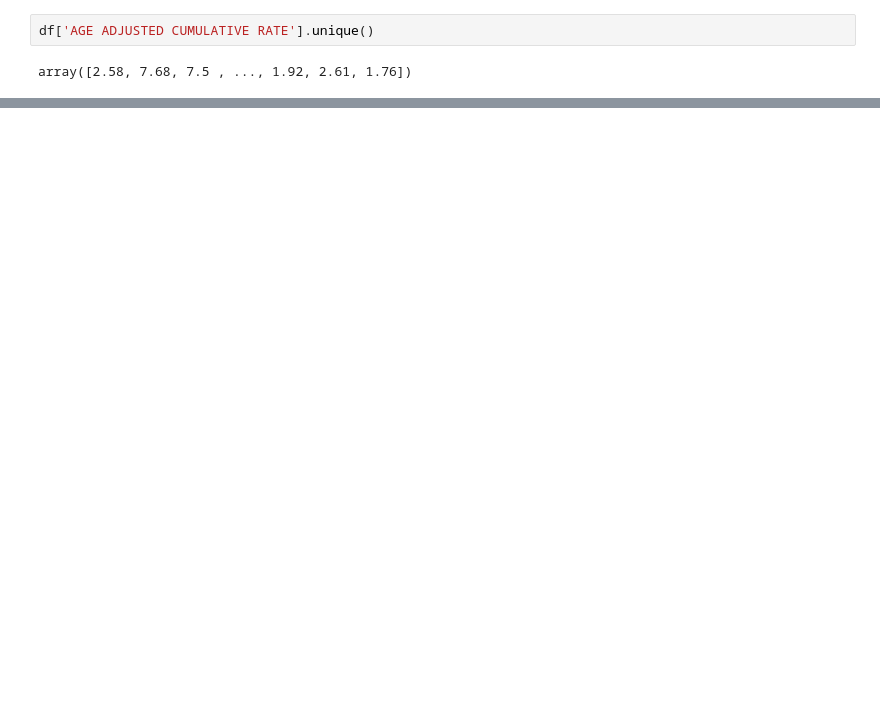
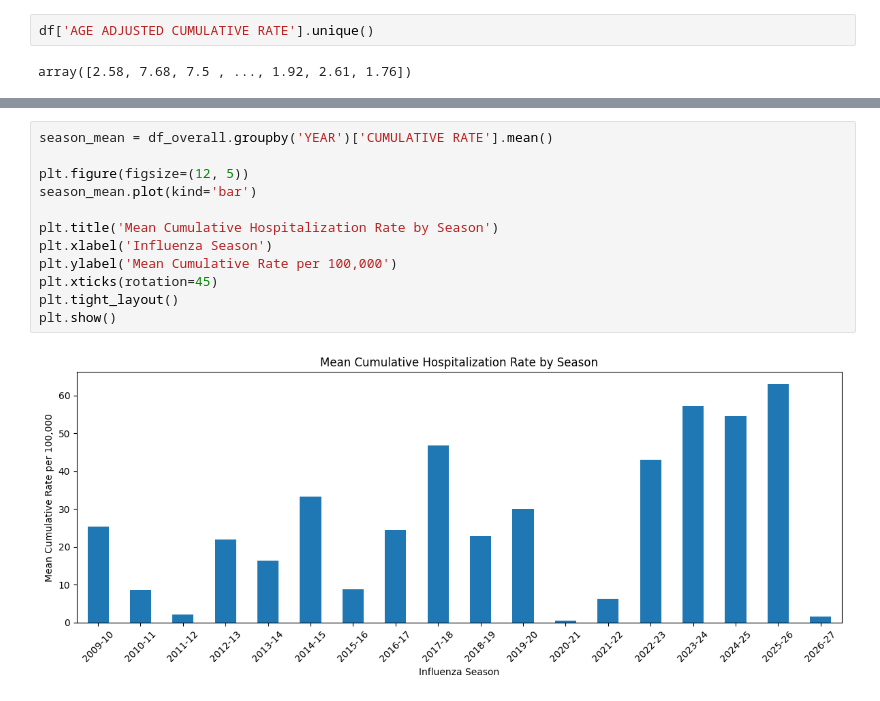
Before and after one commit to Mahmoud4Younis/my-, a Jupyter notebook: Who_Gets_Hospitalized_with_Flu_.ipynb, the cells around one changed output, grey strips where cells are left out. Drawn from its saved outputs; the diff is of its cells as text; blank space fills up the shorter version.

```diff
--- a/Who_Gets_Hospitalized_with_Flu_.ipynb
+++ b/Who_Gets_Hospitalized_with_Flu_.ipynb
@@ -477,0 +516,14 @@ dtype: float64
+# %%
+season_mean = df_overall.groupby('YEAR')['CUMULATIVE RATE'].mean()
+
+plt.figure(figsize=(12, 5))
+season_mean.plot(kind='bar')
+
+plt.title('Mean Cumulative Hospitalization Rate by Season')
+plt.xlabel('Influenza Season')
+plt.ylabel('Mean Cumulative Rate per 100,000')
+plt.xticks(rotation=45)
+plt.tight_layout()
+plt.show()
+# %% [output]
+[figure, added]
```
Also changed, not shown: parts of 22 cells of this notebook.
